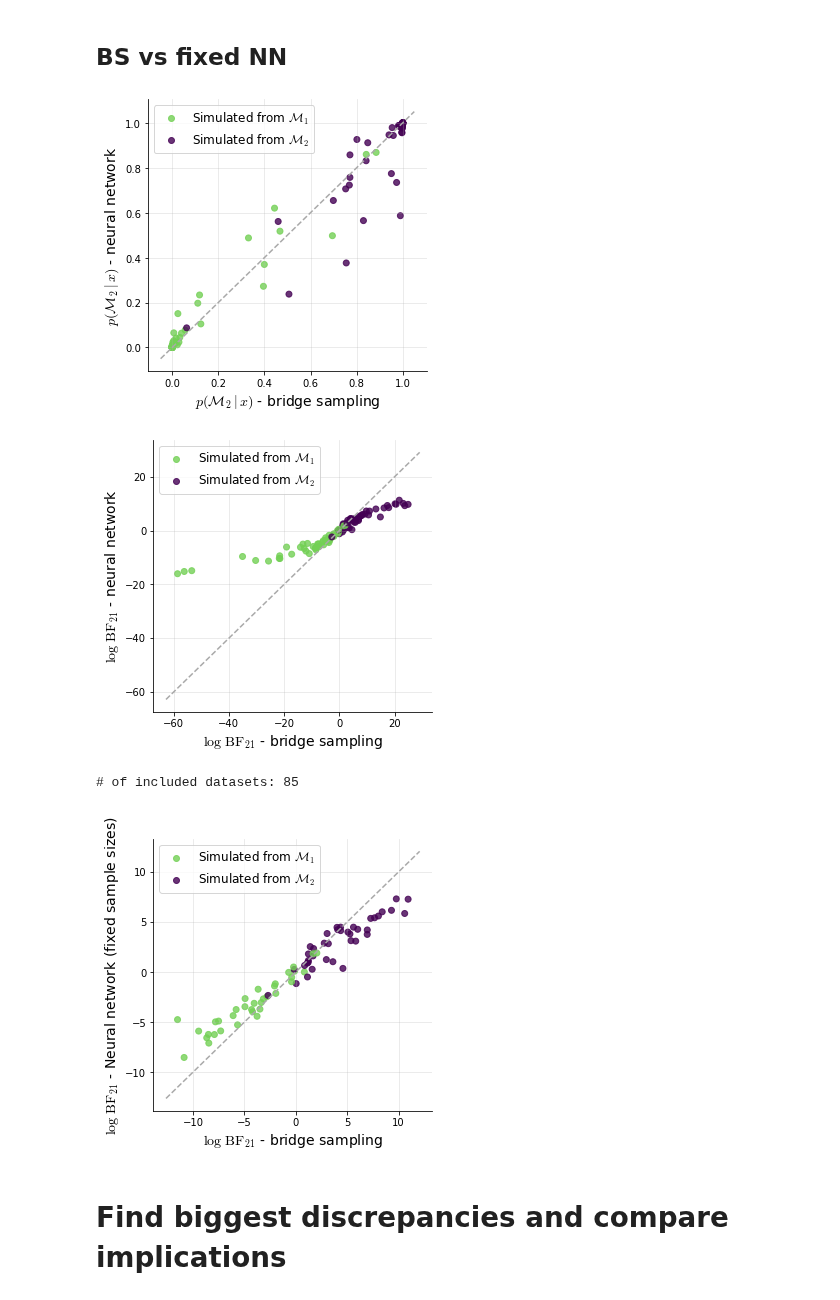
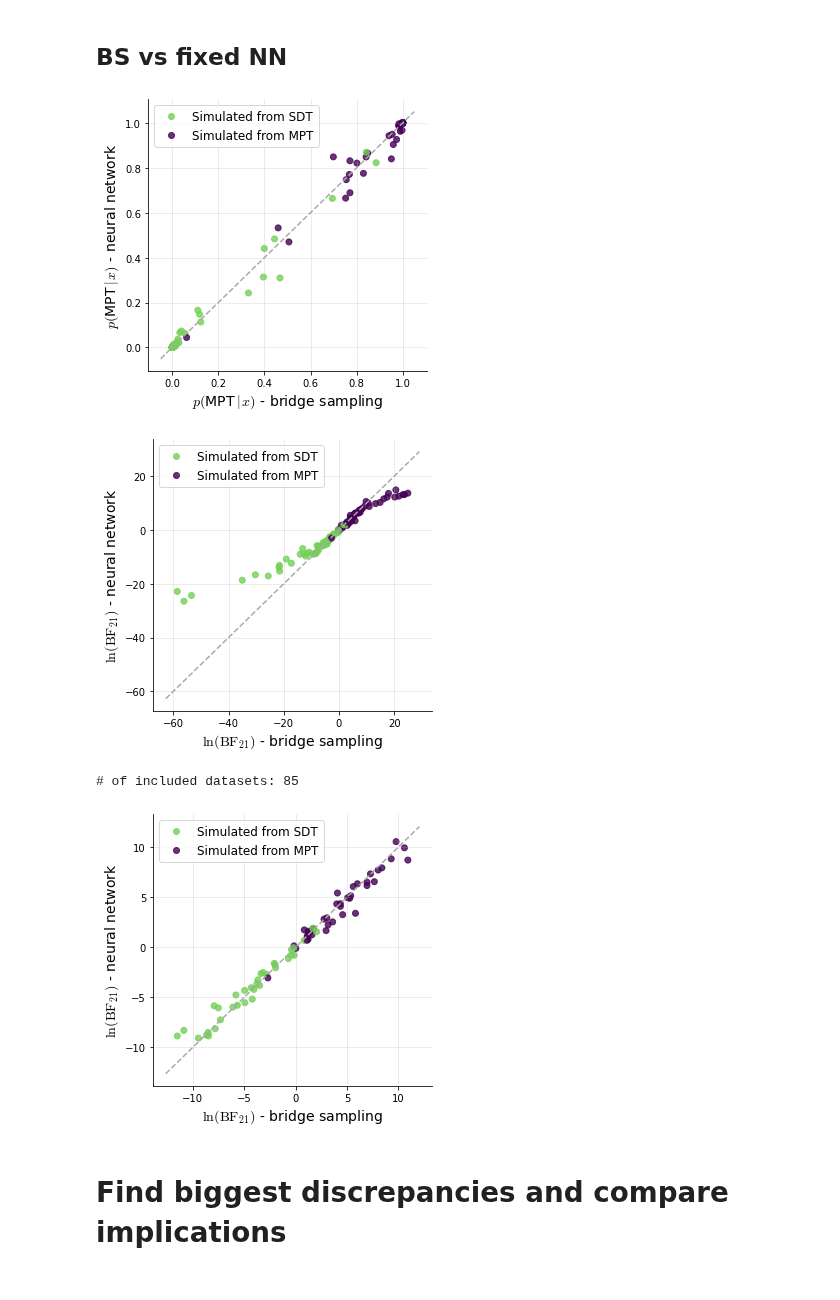
Before and after one commit to elseml/DeepHierarchicalModelComparison, a Jupyter notebook: notebooks/02_bridge_sampling_comparison/non_nested_models/bridge_sampling_comparison.ipynb, the cells around one changed output. Cells and saved outputs as stored; diff of their text form; code cells hidden in the pictures.

```diff
--- a/notebooks/02_bridge_sampling_comparison/non_nested_models/bridge_sampling_comparison.ipynb
+++ b/notebooks/02_bridge_sampling_comparison/non_nested_models/bridge_sampling_comparison.ipynb
@@ -24,7 +32,7 @@ plt.rcParams['figure.facecolor'] = 'w'
 # %%
 comparison_folder = os.path.join(os.path.dirname(os.path.dirname(os.path.dirname(os.getcwd()))),'data', '02_bridge_sampling_comparison', 'non_nested_models')
 bridge_file = '2022_12_02_BF_BS'
-NN_fixed_file = '2022_12_06_BF_NN_softmax'
+NN_fixed_file = '2022_12_06_BF_NN_softmax_30epochs'
 
 bridge = pd.read_csv(os.path.join(comparison_folder, bridge_file), sep = " ").reset_index(drop=True)
 NN_fixed = pd.read_csv(os.path.join(comparison_folder, NN_fixed_file))
@@ -118,30 +126,35 @@ NN proportion = 0.51
 
 log_bridge_bfs = log_with_inf_noise_addition(bridge)
 log_NN_fixed_bfs = log_with_inf_noise_addition(NN_fixed)
+# %%
+model_names = ['SDT', 'MPT']
 # %% [markdown]
 ## BS vs fixed NN
 # %%
 # PMPs
-plot_approximations(bridge, NN_fixed, approximated_outcome='PMPs', NN_name='neural network', save=False)
+plot_approximations(bridge, NN_fixed, approximated_outcome='PMPs',
+                    NN_name='neural network', model_names=model_names, save=False)
 # %% [output]
-[figure, old version]
+[figure, new version]
 # %%
 # Log BFs
-plot_approximations(bridge, NN_fixed, approximated_outcome='Log BFs', NN_name='neural network')
+plot_approximations(bridge, NN_fixed, approximated_outcome='Log BFs',
+                    NN_name='neural network', model_names=model_names, save=False)
 # %% [output]
-[figure, old version]
+[figure, new version]
 # %%
 # Log Bfs with filter
 filter_high = bridge['bayes_factor']<100000
 filter_low = bridge['bayes_factor']>0.00001
 bridge_filtered = bridge[filter_high & filter_low].reset_index(drop=True)
 NN_fixed_filtered = NN_fixed[filter_high & filter_low].reset_index(drop=True)
 print('# of included datasets: {}'.format(min([sum(filter_high), sum(filter_low)])))
 
-plot_approximations(bridge_filtered, NN_fixed_filtered, approximated_outcome='Log BFs', NN_name='Neural network (fixed sample sizes)', save=False)
+plot_approximations(bridge_filtered, NN_fixed_filtered, approximated_outcome='Log BFs',
+                    NN_name='neural network', model_names=model_names, save=False)
 # %% [output]
 # of included datasets: 85
-[figure, old version]
+[figure, new version]
 # %% [markdown]
 # Find biggest discrepancies and compare implications
 # %%
```
Also changed, not shown: parts of 17 cells of this notebook.
